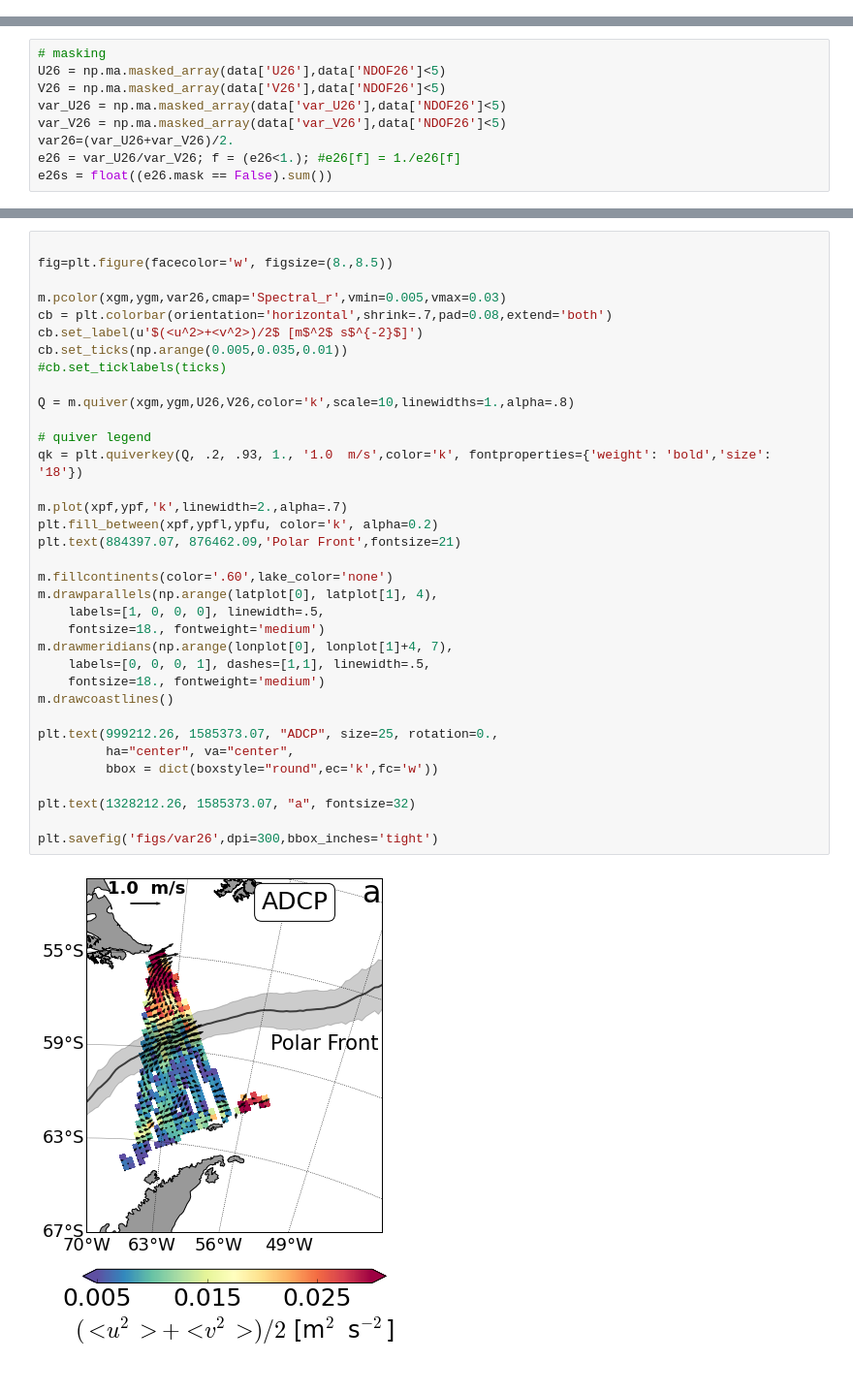
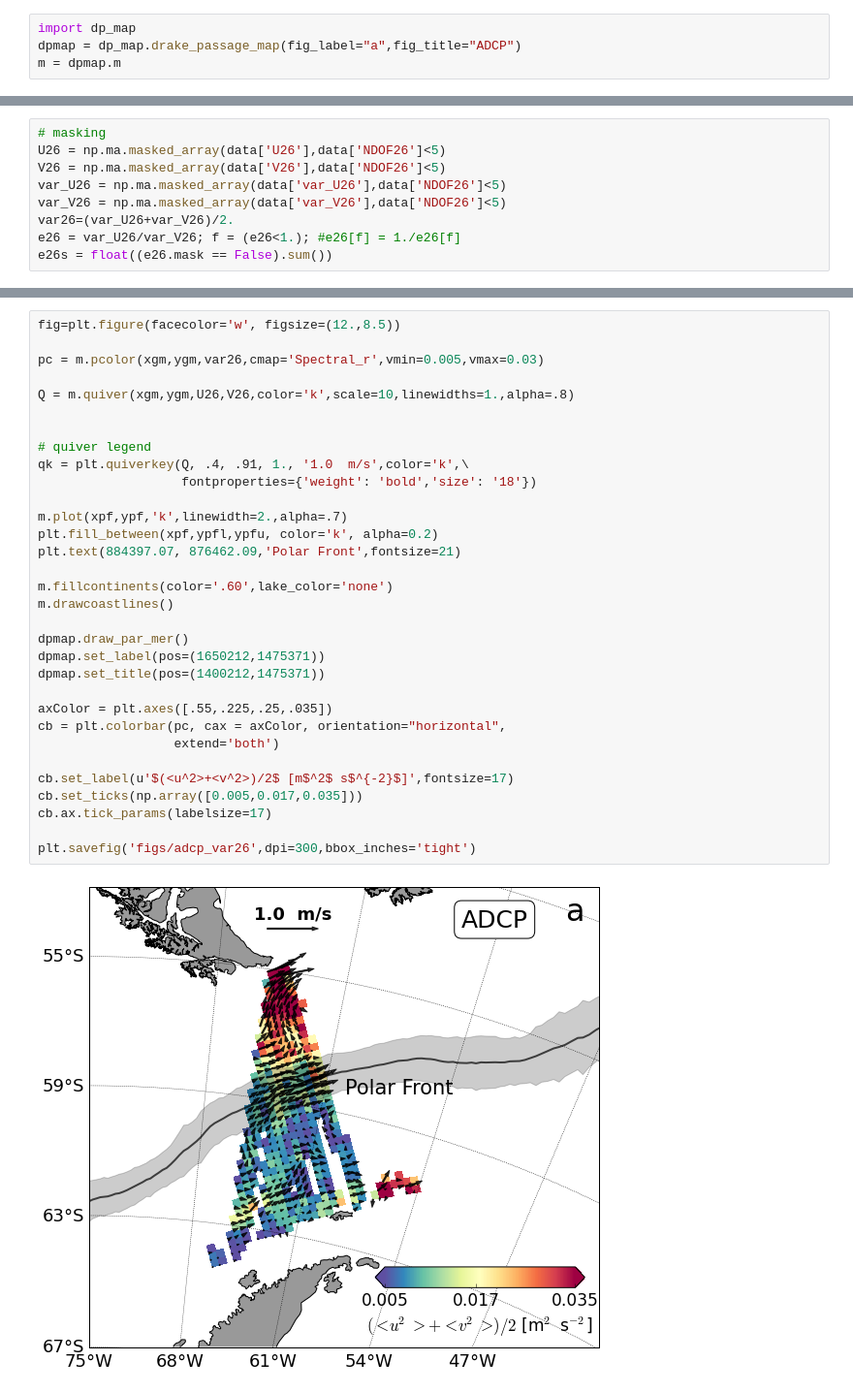
Before and after one commit to cesar-rocha/dp_spectra, a Jupyter notebook: adcp/plot_mean_var.ipynb, the cells around one changed output, grey strips where cells are left out. Shown at 97% size. Saved outputs shown, nothing was run; the diff lists cells and outputs as text.

Commit message:
Minor change in figures

```diff
--- a/adcp/plot_mean_var.ipynb
+++ b/adcp/plot_mean_var.ipynb
@@ -37,3 +23,7 @@ m = Basemap(llcrnrlon=lonplot[0],llcrnrlat=latplot[0],urcrnrlon=lonplot[1],
+# %%
+import dp_map
+dpmap = dp_map.drake_passage_map(fig_label="a",fig_title="ADCP")
+m = dpmap.m
 # %%
 # dataset
 data = np.load('outputs/mean_currents3.npz')
@@ -70,37 +62,34 @@ e26s = float((e26.mask == False).sum())
 # %%
+fig=plt.figure(facecolor='w', figsize=(12.,8.5))
 
-fig=plt.figure(facecolor='w', figsize=(8.,8.5))
-
-m.pcolor(xgm,ygm,var26,cmap='Spectral_r',vmin=0.005,vmax=0.03)
-cb = plt.colorbar(orientation='horizontal',shrink=.7,pad=0.08,extend='both')
-cb.set_label(u'$(<u^2>+<v^2>)/2$ [m$^2$ s$^{-2}$]')
-cb.set_ticks(np.arange(0.005,0.035,0.01))
-#cb.set_ticklabels(ticks)
+pc = m.pcolor(xgm,ygm,var26,cmap='Spectral_r',vmin=0.005,vmax=0.03)
 
 Q = m.quiver(xgm,ygm,U26,V26,color='k',scale=10,linewidths=1.,alpha=.8)
 
+
 # quiver legend
-qk = plt.quiverkey(Q, .2, .93, 1., '1.0  m/s',color='k', fontproperties={'weight': 'bold','size': '18'})
+qk = plt.quiverkey(Q, .4, .91, 1., '1.0  m/s',color='k',\
+                   fontproperties={'weight': 'bold','size': '18'})
 
 m.plot(xpf,ypf,'k',linewidth=2.,alpha=.7)
 plt.fill_between(xpf,ypfl,ypfu, color='k', alpha=0.2)
 plt.text(884397.07, 876462.09,'Polar Front',fontsize=21)
 
 m.fillcontinents(color='.60',lake_color='none')
-m.drawparallels(np.arange(latplot[0], latplot[1], 4),
-    labels=[1, 0, 0, 0], linewidth=.5,
-    fontsize=18., fontweight='medium')
-m.drawmeridians(np.arange(lonplot[0], lonplot[1]+4, 7),
-    labels=[0, 0, 0, 1], dashes=[1,1], linewidth=.5,
-    fontsize=18., fontweight='medium')
 m.drawcoastlines()
 
-plt.text(999212.26, 1585373.07, "ADCP", size=25, rotation=0.,
-         ha="center", va="center",
-         bbox = dict(boxstyle="round",ec='k',fc='w'))
+dpmap.draw_par_mer()
+dpmap.set_label(pos=(1650212,1475371))
+dpmap.set_title(pos=(1400212,1475371))
 
-plt.text(1328212.26, 1585373.07, "a", fontsize=32)
+axColor = plt.axes([.55,.225,.25,.035])
+cb = plt.colorbar(pc, cax = axColor, orientation="horizontal",
+                  extend='both')
 
-plt.savefig('figs/var26',dpi=300,bbox_inches='tight')
+cb.set_label(u'$(<u^2>+<v^2>)/2$ [m$^2$ s$^{-2}$]',fontsize=17)
+cb.set_ticks(np.array([0.005,0.017,0.035]))
+cb.ax.tick_params(labelsize=17)
+
+plt.savefig('figs/adcp_var26',dpi=300,bbox_inches='tight')
 # %% [output]
-[figure, old version]
+[figure, new version]
```
Also changed, not shown: parts of 5 cells of this notebook, 2 other files.
